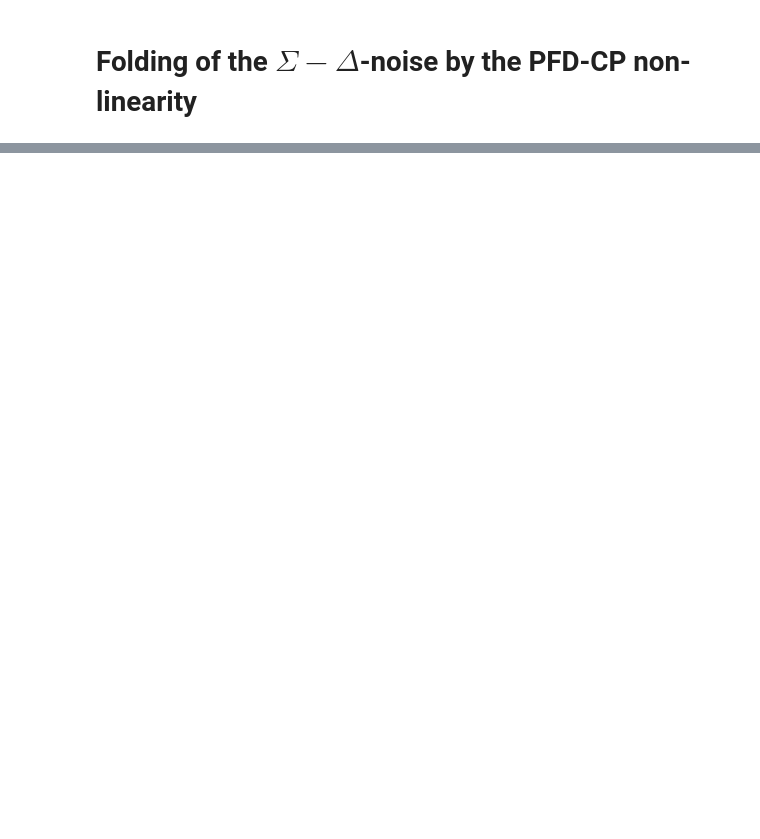
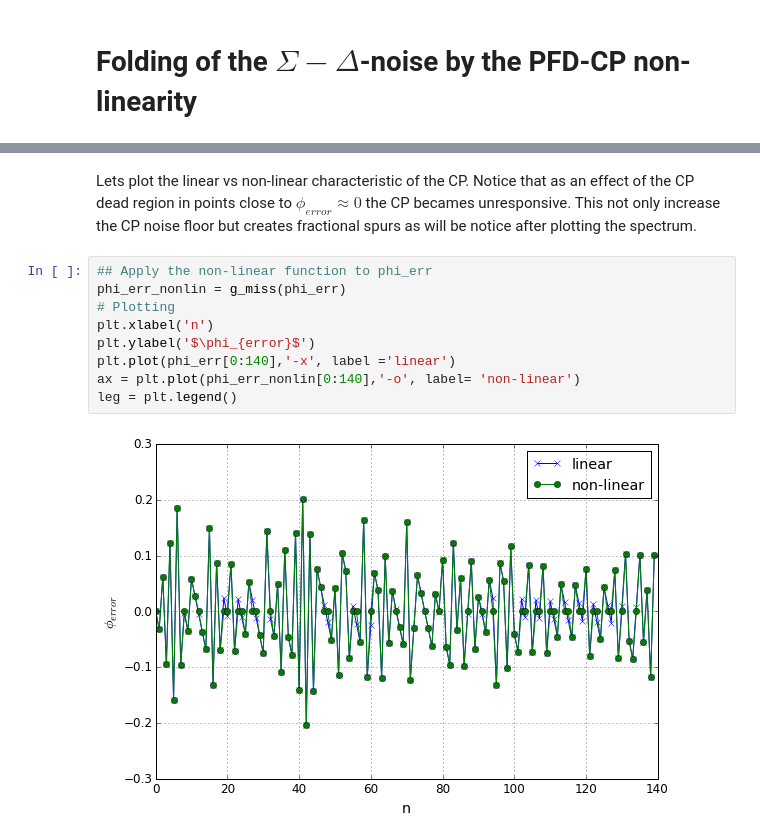
Before and after one commit to ivan33609/plldesigner, a Jupyter notebook: notebooks/Linearity.ipynb, the cells around one changed output, grey strips where cells are left out. Saved outputs shown, nothing was run; the diff lists cells and outputs as text; blank space fills up the shorter version.

```diff
--- a/notebooks/Linearity.ipynb
+++ b/notebooks/Linearity.ipynb
@@ -187,0 +199,13 @@ ax = plt.semilogx(f,10*log10(Sxx/2))
+# %% [markdown]
+Lets plot the linear vs non-linear characteristic of the CP. Notice that as an effect of the CP dead region in points close to $\phi_{error} \approx 0 $ the CP becames unresponsive. This not only increase the CP noise floor but creates fractional spurs as will be notice after plotting the spectrum.
+# %%
+## Apply the non-linear function to phi_err
+phi_err_nonlin = g_miss(phi_err)
+# Plotting
+plt.xlabel('n')
+plt.ylabel('$\phi_{error}$')
+plt.plot(phi_err[0:140],'-x', label ='linear')
+ax = plt.plot(phi_err_nonlin[0:140],'-o', label= 'non-linear')
+leg = plt.legend()
+# %% [output]
+[figure, added]
```
Also changed, not shown: parts of 39 cells of this notebook.
